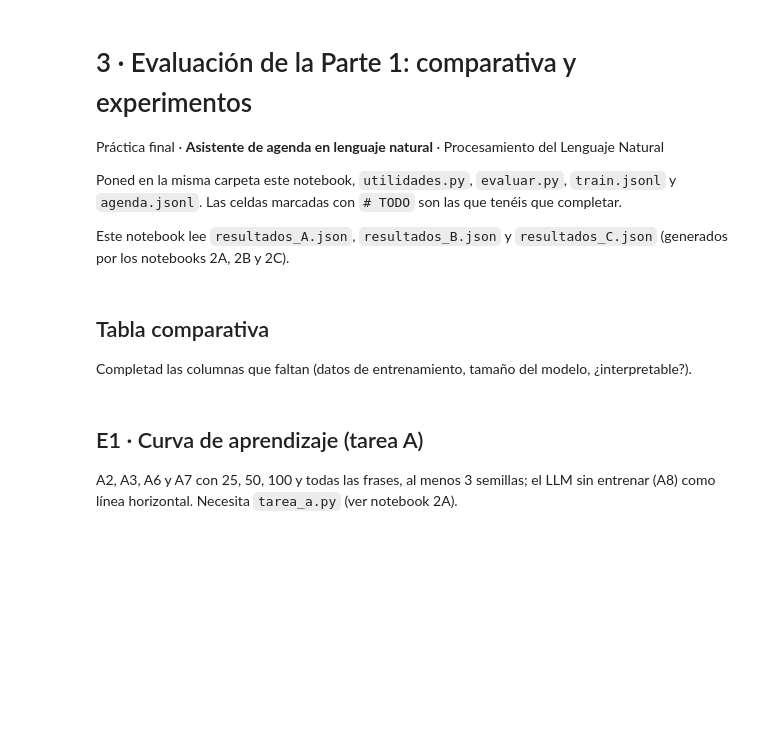
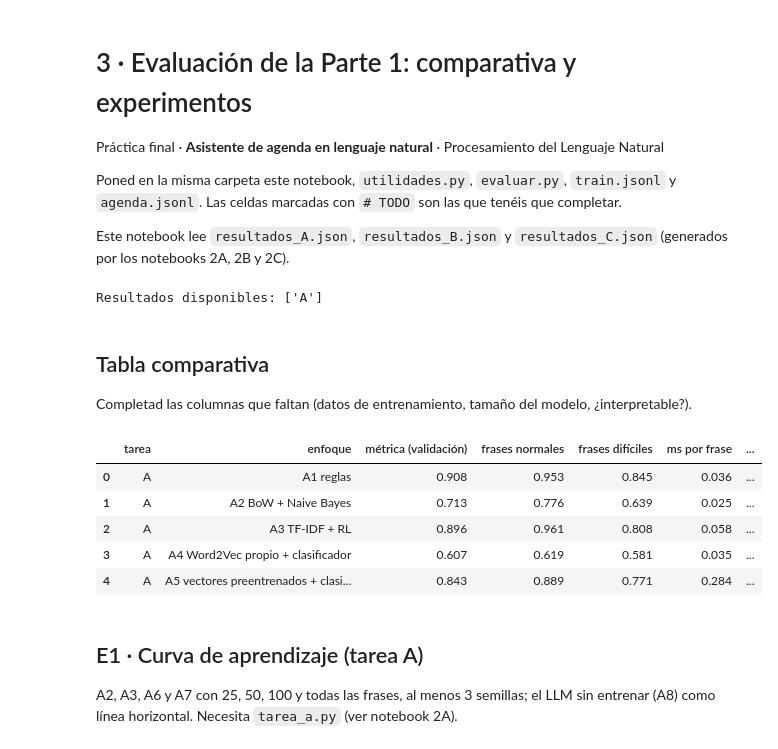
Before and after one commit to mvnueloc/natural-language-scheduler, a Jupyter notebook: 3_evaluacion.ipynb, the cells around one changed output. Cells and saved outputs as stored; diff of their text form; code cells hidden in the pictures; blank space fills up the shorter version.

```diff
--- a/3_evaluacion.ipynb
+++ b/3_evaluacion.ipynb
@@ -14,19 +14,35 @@ from utilidades import cargar, guardar, particiones
 from evaluar import evaluar, imprimir
 
 train, val = particiones()
-RES = {t: json.load(open(f"resultados_{t}.json", encoding="utf-8")) for t in "ABC" if os.path.exists(f"resultados_{t}.json")}
+# Los notebooks 2A, 2B y 2C guardan sus resultados en resultados/
+RES = {t: json.load(open(f"resultados/resultados_{t}.json", encoding="utf-8")) for t in "ABC"
+       if os.path.exists(f"resultados/resultados_{t}.json")}
 print("Resultados disponibles:", list(RES))
+# %% [output]
+Resultados disponibles: ['A']
 # %% [markdown]
 ## Tabla comparativa
 Completad las columnas que faltan (datos de entrenamiento, tamaño del modelo, ¿interpretable?).
 # %%
+def kb(b):
+    return "" if b is None else f"{b / 1024:.0f} KB" if b < 2**20 else f"{b / 2**20:.1f} MB"
+
 filas = []
 for t, res in RES.items():
     for nombre, r in res.items():
-        filas.append({"tarea": t, "enfoque": nombre, "métrica (validación)": r["metrica"], "frases difíciles": r["dificiles"],
-                      "ms por frase": r["ms_por_frase"], "datos de entrenamiento": "", "tamaño del modelo": "", "¿interpretable?": ""})
+        filas.append({"tarea": t, "enfoque": nombre, "métrica (validación)": r["metrica"],
+                      "frases normales": r.get("normales"), "frases difíciles": r["dificiles"], "ms por frase": r["ms_por_frase"],
+                      "datos de entrenamiento": r.get("datos_entrenamiento", ""), "tamaño del modelo": kb(r.get("tamano_bytes")),
+                      "¿interpretable?": r.get("interpretable", "")})
 tabla = pd.DataFrame(filas)
 tabla.round(3)
+# %% [output]
+|  | tarea | enfoque | métrica (validación) | frases normales | frases difíciles | ms por frase | ... |
+| 0 | A | A1 reglas | 0.908 | 0.953 | 0.845 | 0.036 | ... |
+| 1 | A | A2 BoW + Naive Bayes | 0.713 | 0.776 | 0.639 | 0.025 | ... |
+| 2 | A | A3 TF-IDF + RL | 0.896 | 0.961 | 0.808 | 0.058 | ... |
+| 3 | A | A4 Word2Vec propio + clasificador | 0.607 | 0.619 | 0.581 | 0.035 | ... |
+| 4 | A | A5 vectores preentrenados + clasi... | 0.843 | 0.889 | 0.771 | 0.284 | ... |
 # %% [markdown]
 ## E1 · Curva de aprendizaje (tarea A)
 A2, A3, A6 y A7 con 25, 50, 100 y todas las frases, al menos 3 semillas; el LLM sin entrenar (A8) como línea horizontal. Necesita `tarea_a.py` (ver notebook 2A).
```
Also changed, not shown: parts of 8 cells of this notebook, 9 other files.
